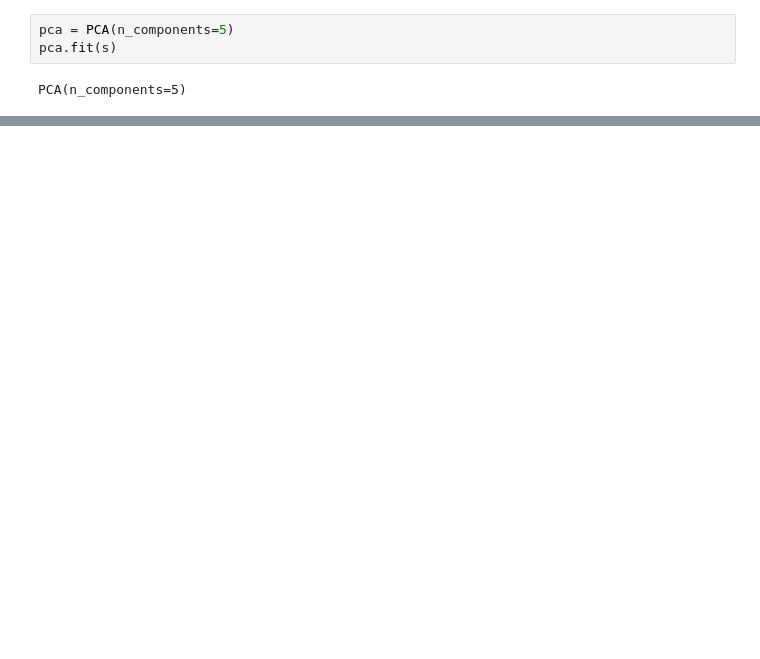
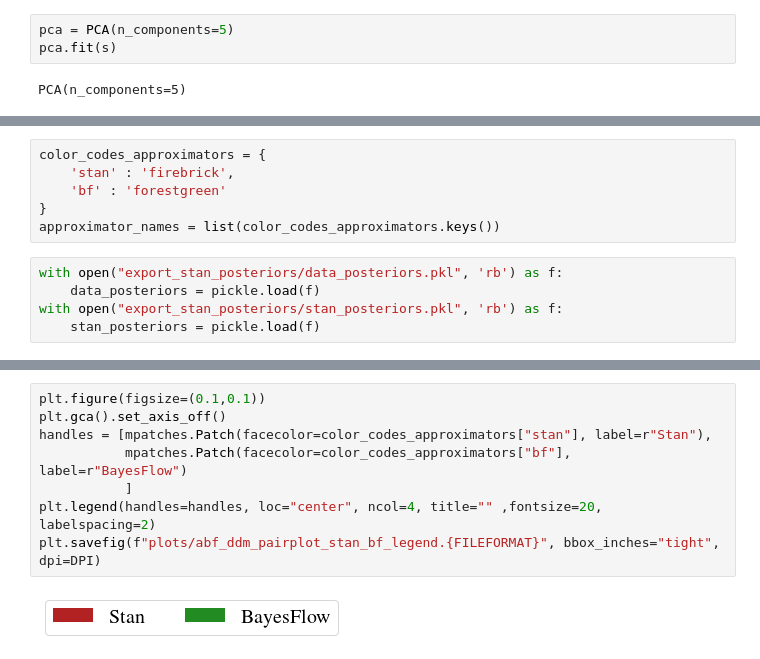
Before and after one commit to marvinschmitt/ModelMisspecificationBF, a Jupyter notebook: abf_ddm_unbounded_bf.ipynb, the cells around one changed output, grey strips where cells are left out. Cells and saved outputs as stored; diff of their text form; blank space fills up the shorter version.

Commit message:
Add BF vs. Stan evaluation (MMD + pairplot)

```diff
--- a/abf_ddm_unbounded_bf.ipynb
+++ b/abf_ddm_unbounded_bf.ipynb
@@ -672,0 +632,11 @@ r_styled
+# %%
+color_codes_approximators = {
+    'stan' : 'firebrick',
+    'bf' : 'forestgreen'
+}
+approximator_names = list(color_codes_approximators.keys())
+# %%
+with open("export_stan_posteriors/data_posteriors.pkl", 'rb') as f:
+    data_posteriors = pickle.load(f)
+with open("export_stan_posteriors/stan_posteriors.pkl", 'rb') as f:
+    stan_posteriors = pickle.load(f)
@@ -672,0 +750,10 @@ r_styled
+# %%
+plt.figure(figsize=(0.1,0.1))
+plt.gca().set_axis_off()
+handles = [mpatches.Patch(facecolor=color_codes_approximators["stan"], label=r"Stan"),
+           mpatches.Patch(facecolor=color_codes_approximators["bf"], label=r"BayesFlow")
+           ]
+plt.legend(handles=handles, loc="center", ncol=4, title="" ,fontsize=20, labelspacing=2)
+plt.savefig(f"plots/abf_ddm_pairplot_stan_bf_legend.{FILEFORMAT}", bbox_inches="tight", dpi=DPI)
+# %% [output]
+[figure, added]
```
Also changed, not shown: parts of 30 cells of this notebook.
